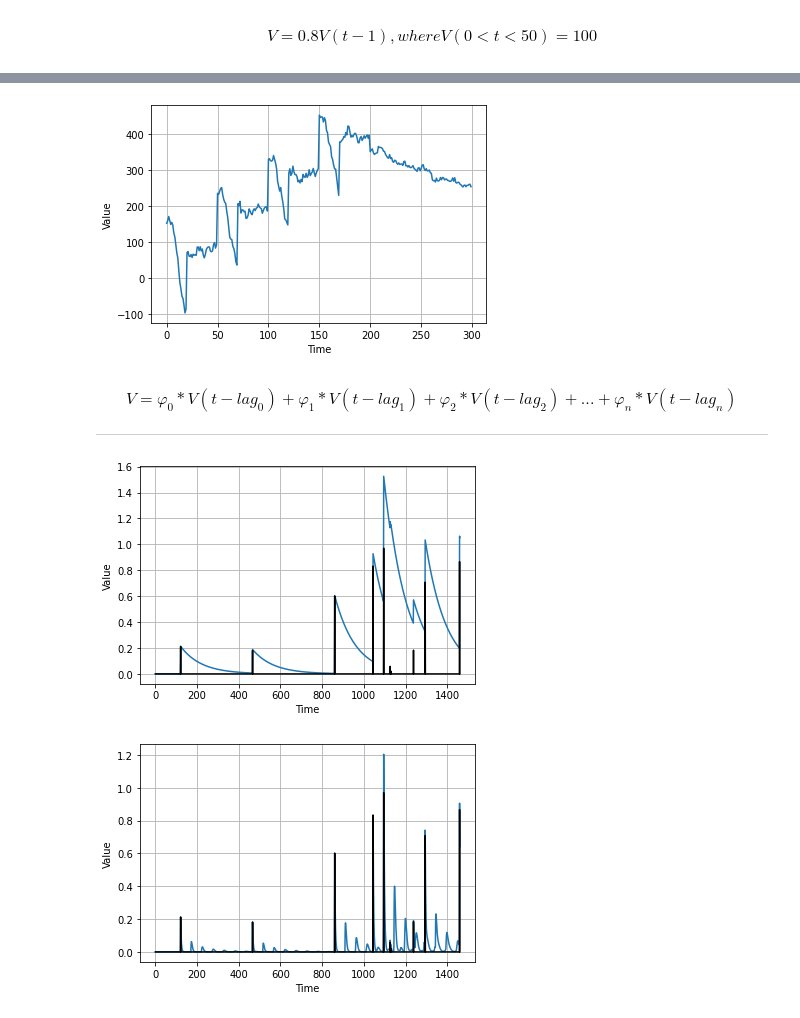
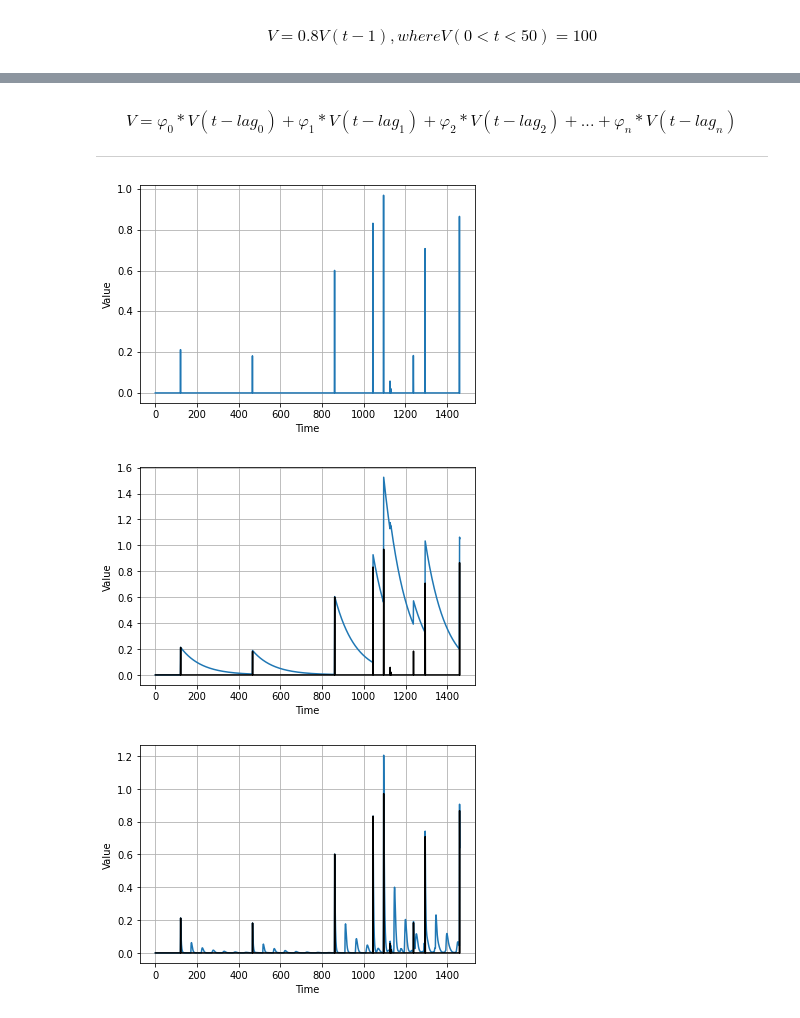
Before and after one commit to BarnabasLim/TensorFlow, a Jupyter notebook: TimeSeries_Prediction_Notes.ipynb, the cells around one changed output, grey strips where cells are left out. Drawn from its saved outputs; the diff is of its cells as text; code cells hidden in the pictures.

```diff
--- a/TimeSeries_Prediction_Notes.ipynb
+++ b/TimeSeries_Prediction_Notes.ipynb
@@ -179,7 +179,7 @@ def autocorrelation(time, amplitude, seed=None):
 # %% [markdown]
 $$V=0.8V(t-1) , where V(0<t<50)=100$$
 # %%
-def autocorrelation(time, amplitude, seed=None):
+def autocorrelation1(time, amplitude, seed=None):
     #input
     rnd = np.random.RandomState(seed)
     φ = 0.8
@@ -210,17 +213,3 @@ plt.show()
-# %%
-#Non Stationary Time Series
-# t<200,
-# Series 1=autocorrelation + Seasonality + Trend
-# t>200,
-#Series 2=autocorrelation + Seasonality + Trend
-series = autocorrelation(time, 10, seed=42) + seasonality(time, period=50, amplitude=150) + trend(time, 2)
-series2 = autocorrelation(time, 5, seed=42) + seasonality(time, period=50, amplitude=2) + trend(time, -1) + 550
-series[200:] = series2[200:]
-#series += noise(time, 30)
-plot_series(time[:300], series[:300])
-plt.show()
-# %% [output]
-[figure, removed]
 # %%
 #Innovations : Random Spikes
 def impulses(time, num_impulses, amplitude=1, seed=None):
@@ -250,15 +239,16 @@ def autocorrelation(source, φs):
 # %%
 #input
 signal = impulses(time, 10, seed=42)
-plot_series(time, series)
+plot_series(time, signal)
 plt.show()
 
 series = autocorrelation(signal, {1: 0.99})
 plot_series(time, series)
 plt.plot(time, signal, "k-")
 plt.show()
 # %% [output]
-[figure, old version]
+[figure, new version]
+[figure, added]
 # %%
 signal = impulses(time, 10, seed=42)
 series = autocorrelation(signal, {1: 0.70, 50: 0.2})
```
Also changed, not shown: parts of 33 cells of this notebook.
